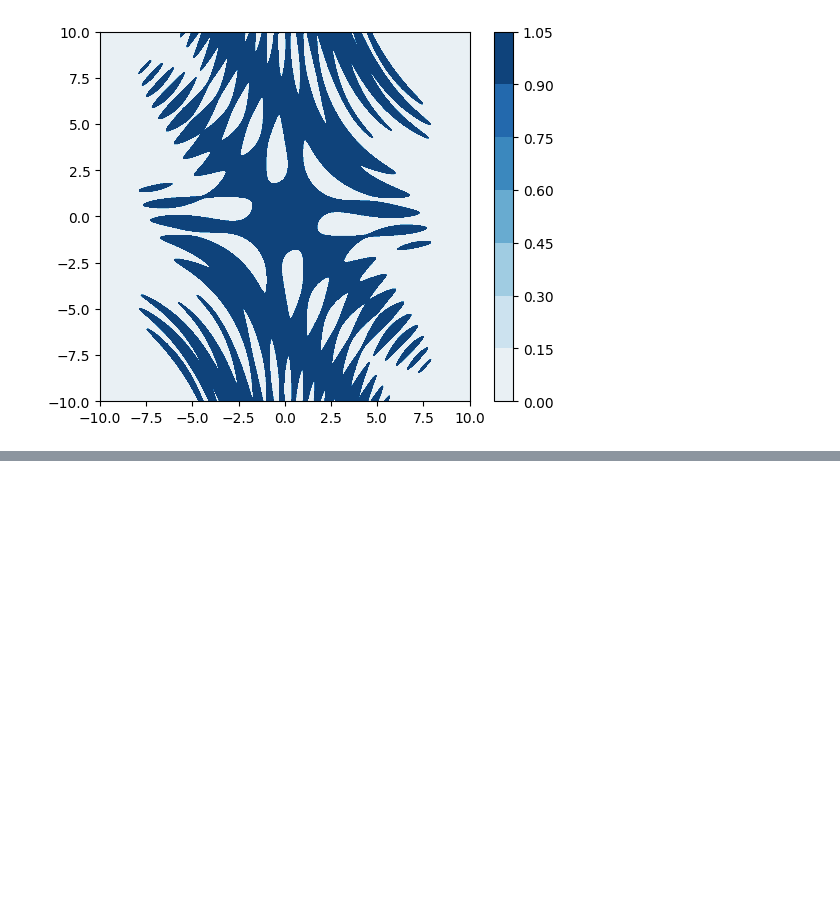
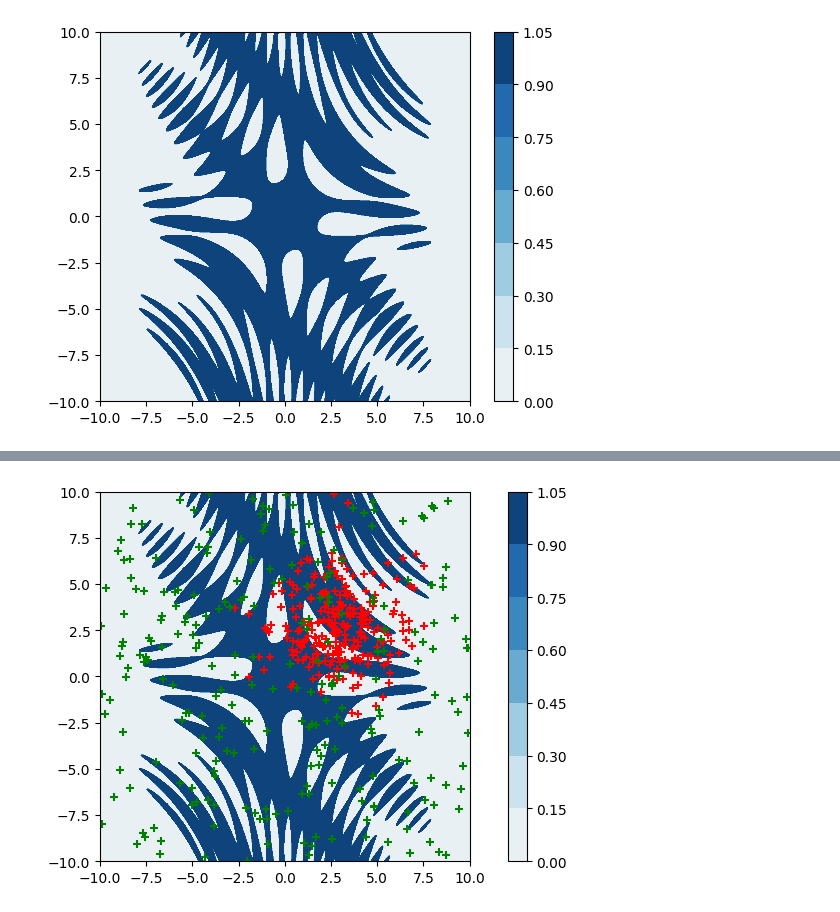
Before and after one commit to mynorjrv/learning-machine-learning, a Jupyter notebook: notebooks/5-fitting_a_difficult_function.ipynb, the cells around one changed output, grey strips where cells are left out. Cells and saved outputs as stored; diff of their text form; code cells hidden in the pictures; blank space fills up the shorter version.

```diff
--- a/notebooks/5-fitting_a_difficult_function.ipynb
+++ b/notebooks/5-fitting_a_difficult_function.ipynb
@@ -149,0 +233,21 @@ plt.show()
+# %%
+rng = np.random.default_rng(1234598766)
+x_random = (2) * rng.standard_normal((250,)) + 3
+y_random = (2) * rng.standard_normal((250,)) + 3
+z_random = binary_f(x_random, y_random)
+# %%
+h = plt.contourf(
+    x_space, y_space, binary_zs,
+    cmap="RdBu", norm=TwoSlopeNorm(0))
+plt.colorbar()
+s = plt.scatter(
+    x_random, y_random, color="r", marker="+"
+)
+
+s = plt.scatter(
+    x_cv, y_cv, color="g", marker="+"
+)
+plt.axis('scaled')
+plt.show()
+# %% [output]
+[figure, added]
```
Also changed, not shown: parts of 9 cells of this notebook.
